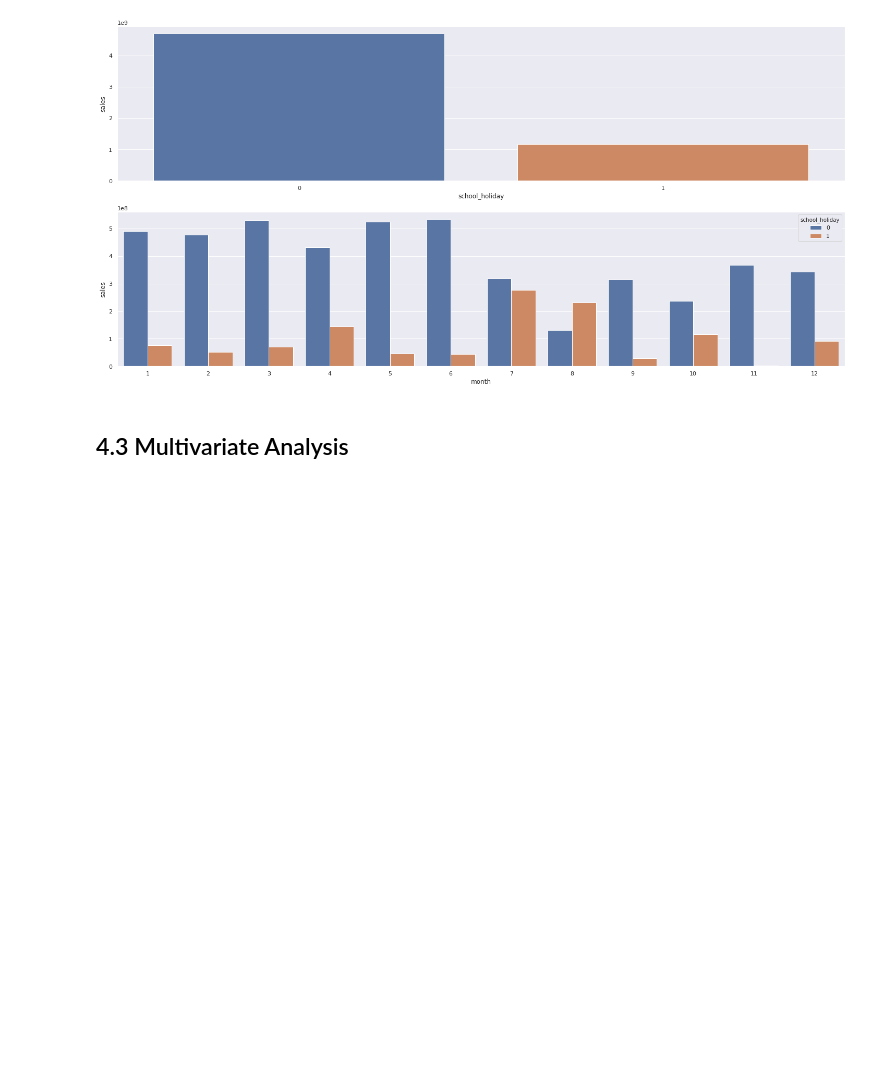
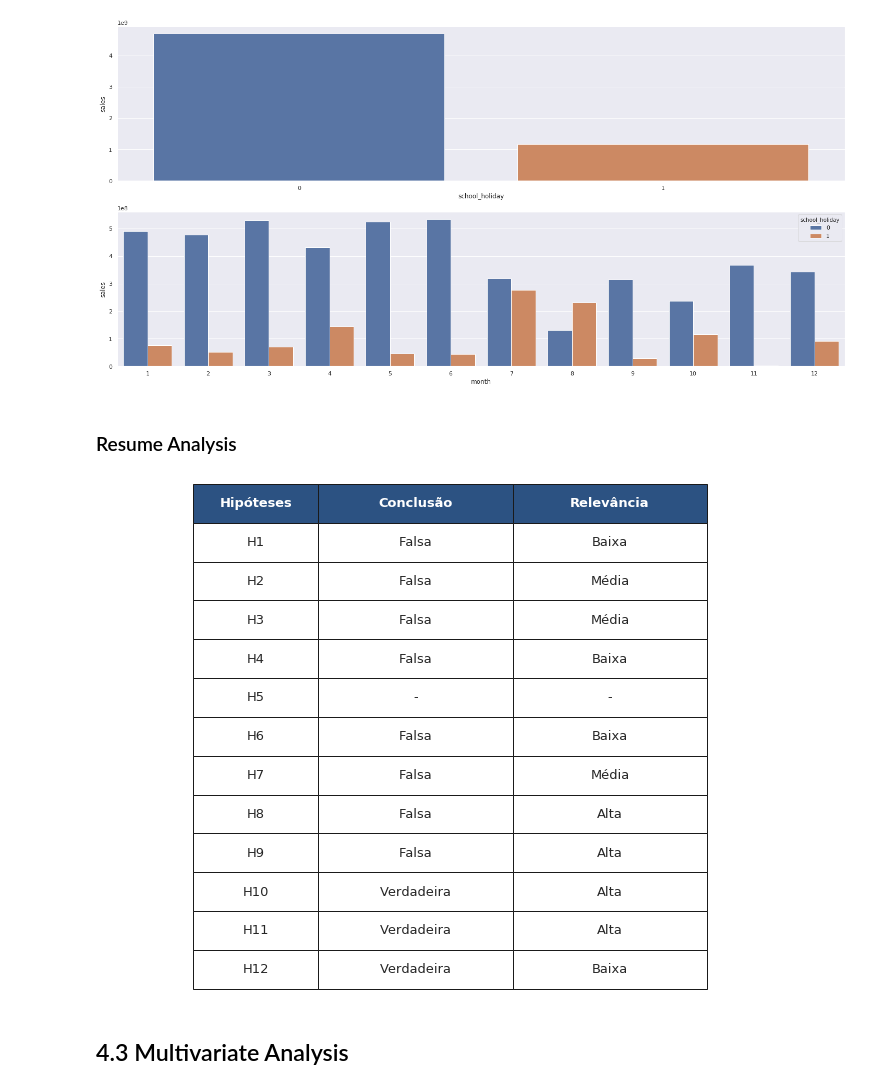
Before and after one commit to polloncarlos/rossmann_sales_predict, a Jupyter notebook: m04_v01_store_sales_prediction.ipynb, the cells around one changed output. Cells and saved outputs as stored; diff of their text form; code cells hidden in the pictures; blank space fills up the shorter version.

Commit message:
add table resume

```diff
--- a/m04_v01_store_sales_prediction.ipynb
+++ b/m04_v01_store_sales_prediction.ipynb
@@ -771,5 +772,36 @@ plt.subplot(2,1,2)
 sns.barplot(x='month', y='sales', hue='school_holiday', data=aux2);
 # %% [output]
 [figure]
+# %% [markdown]
+### Resume Analysis
+# %%
+resumo_bivariada = pd.DataFrame({
+    'Hipóteses': ['H1', 'H2', 'H3', 'H4', 'H5', 'H6', 'H7', 'H8', 'H9', 'H10', 'H11', 'H12'],
+    'Conclusão': ['Falsa', 'Falsa', 'Falsa', 'Falsa', '-', 'Falsa', 'Falsa', 'Falsa', 'Falsa', 'Verdadeira', 'Verdadeira', 'Verdadeira'],
+    'Relevância': ['Baixa', 'Média', 'Média', 'Baixa', '-', 'Baixa', 'Média', 'Alta', 'Alta', 'Alta', 'Alta', 'Baixa']
+})
+
+plt.figure(figsize=(10, 6))
+plt.axis('off')
+
+table = plt.table(cellText=resumo_bivariada.values,
+                  colLabels=resumo_bivariada.columns,
+                  cellLoc='center',
+                  loc='center',
+                  colWidths=[0.18, 0.28, 0.28])
+
+table.auto_set_font_size(False)
+table.set_fontsize(13)
+table.scale(1, 2.6)
+
+# Cabeçalho
+for i in range(3):
+    table[(0, i)].set_facecolor('#2c5282')
+    table[(0, i)].set_text_props(weight='bold', color='white')
+
+plt.tight_layout()
+plt.show()
+# %% [output]
+[figure, added]
 # %% [markdown]
 ## 4.3 Multivariate Analysis
```
Also changed, not shown: parts of 5 cells of this notebook.
